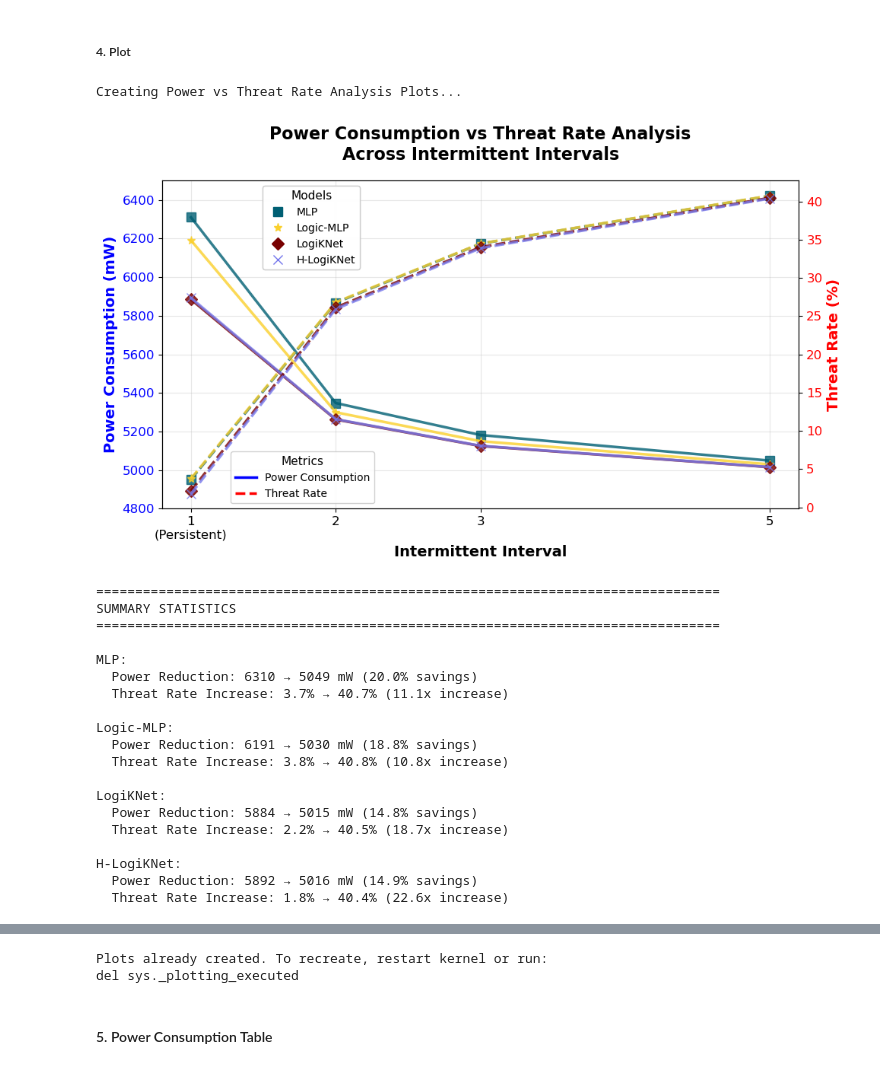
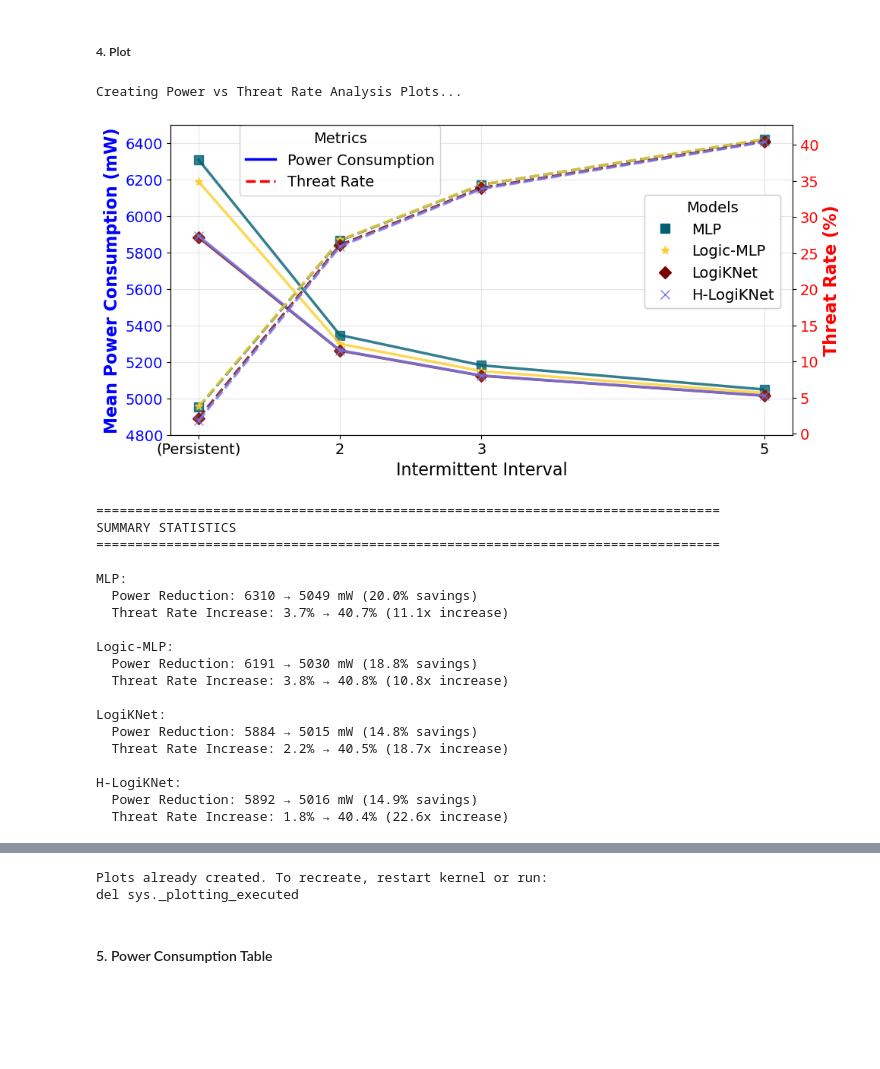
Before and after one commit to zhijin44/LogiKNet, a Jupyter notebook: P1_structurelevel/efficiency/power_vs_rate.ipynb, the cells around one changed output, grey strips where cells are left out. Drawn from its saved outputs; the diff is of its cells as text; code cells hidden in the pictures; blank space fills up the shorter version.

```diff
--- a/P1_structurelevel/efficiency/power_vs_rate.ipynb
+++ b/P1_structurelevel/efficiency/power_vs_rate.ipynb
@@ -996,7 +1011,7 @@ def create_power_vs_threat_plot():
     """Create a dual y-axis plot showing power consumption and threat rates across intermittent intervals."""
 
     # Create figure and axes
-    fig, ax1 = plt.subplots(figsize=(10, 6))
+    fig, ax1 = plt.subplots(figsize=(10, 5))
     ax2 = ax1.twinx()
 
     # Plot power consumption on left y-axis
@@ -1016,24 +1031,20 @@ def create_power_vs_threat_plot():
                 linestyle='--', alpha=0.8)
 
     # Configure left y-axis (Power)
-    ax1.set_xlabel('Intermittent Interval', fontsize=14, fontweight='bold')
-    ax1.set_ylabel('Power Consumption (mW)', fontsize=14, fontweight='bold', color='blue')
-    ax1.tick_params(axis='y', labelcolor='blue', labelsize=12)
-    ax1.tick_params(axis='x', labelsize=12)
+    ax1.set_xlabel('Intermittent Interval', fontsize=label_font_size)
+    ax1.set_ylabel('Mean Power Consumption (mW)', fontsize=label_font_size, fontweight='bold', color='blue')
+    ax1.tick_params(axis='y', labelcolor='blue', labelsize=tick_font_size)
+    ax1.tick_params(axis='x', labelsize=tick_font_size)
     ax1.grid(True, alpha=0.3)
     ax1.set_ylim(4800, 6500)
 
     # Configure right y-axis (Threat Rate)
-    ax2.set_ylabel('Threat Rate (%)', fontsize=14, fontweight='bold', color='red')
-    ax2.tick_params(axis='y', labelcolor='red', labelsize=12)
+    ax2.set_ylabel('Threat Rate (%)', fontsize=label_font_size, fontweight='bold', color='red')
+    ax2.tick_params(axis='y', labelcolor='red', labelsize=tick_font_size)
 
     # Configure x-axis
     ax1.set_xticks(intermit_intervals)
-    ax1.set_xticklabels(['1\n(Persistent)', '2', '3', '5'])
-
-    # Add title
-    plt.title('Power Consumption vs Threat Rate Analysis\nAcross Intermittent Intervals',
-              fontsize=16, fontweight='bold', pad=20)
+    ax1.set_xticklabels(['(Persistent)', '2', '3', '5'])
 
     # Create model legend (first legend)
     model_handles = []
@@ -1046,9 +1057,9 @@ def create_power_vs_threat_plot():
         model_handles.append(handle)
         model_labels.append(attrs['name'])
 
-    model_legend = ax1.legend(model_handles, model_labels, loc='upper left', bbox_to_anchor=(0.15, 1),
-                             title='Models', fontsize=10,
-                             title_fontsize=11, framealpha=0.9)
+    model_legend = ax1.legend(model_handles, model_labels, loc='upper left', bbox_to_anchor=(0.75, 0.8),
+                             title='Models', fontsize=legend_font_size,
+                             title_fontsize=legend_font_size, framealpha=0.9)
 
     # Create line style legend (second legend)
     style_handles = [
@@ -1059,9 +1070,9 @@ def create_power_vs_threat_plot():
     ]
     style_labels = ['Power Consumption', 'Threat Rate']
 
-    style_legend = ax2.legend(style_handles, style_labels, loc='lower left', bbox_to_anchor=(0.1, 0),
-                             title='Metrics', fontsize=10,
-                             title_fontsize=11, framealpha=0.9)
+    style_legend = ax2.legend(style_handles, style_labels, loc='lower left', bbox_to_anchor=(0.1, 0.75),
+                             title='Metrics', fontsize=legend_font_size,
+                             title_fontsize=legend_font_size, framealpha=0.9)
 
     # Add the model legend back (since matplotlib only shows the last legend by default)
     ax1.add_artist(model_legend)
@@ -1077,7 +1088,7 @@ def create_power_vs_threat_plot():
     plt.tight_layout()
 
     # Save the plot
-    # plt.savefig('power_vs_threat_analysis.png', dpi=300, bbox_inches='tight')
+    plt.savefig('../output/Intermittent_power_threat.pdf', format='pdf', dpi=300)
     plt.show()
 
     # Print summary statistics
@@ -1119,24 +1130,21 @@ def create_power_vs_threatup_plot():
                 linestyle='--', alpha=0.8)
 
     # Configure left y-axis (Power)
-    ax1.set_xlabel('Intermittent Interval', fontsize=14, fontweight='bold')
-    ax1.set_ylabel('Power Consumption (mW)', fontsize=14, fontweight='bold', color='blue')
-    ax1.tick_params(axis='y', labelcolor='blue', labelsize=12)
-    ax1.tick_params(axis='x', labelsize=12)
+    ax1.set_xlabel('Intermittent Interval', fontsize=label_font_size)
+    ax1.set_ylabel('Mean Power Consumption (mW)', fontsize=label_font_size, fontweight='bold', color='blue')
+    ax1.tick_params(axis='y', labelcolor='blue', labelsize=tick_font_size)
+    ax1.tick_params(axis='x', labelsize=tick_font_size)
     ax1.grid(True, alpha=0.3)
     ax1.set_ylim(4900, 6400)
 
     # Configure right y-axis (Threat Rate)
-    ax2.set_ylabel('Threat Increase (x)', fontsize=14, fontweight='bold', color='red')
-    ax2.tick_params(axis='y', labelcolor='red', labelsize=12)
+    ax2.set_ylabel('Threat Increase (x)', fontsize=label_font_size, fontweight='bold', color='red')
+    ax2.tick_params(axis='y', labelcolor='red', labelsize=tick_font_size)
 
     # Configure x-axis
     ax1.set_xticks(intermit_intervals)
     ax1.set_xticklabels(['1\n(Persistent)', '2', '3', '5'])
 
-    # Add title
-    plt.title('Power Consumption vs Threat Increase Analysis\nAcross Intermittent Intervals',
-              fontsize=16, fontweight='bold', pad=20)
 
     # Create model legend (first legend)
     model_handles = []
@@ -1150,8 +1158,8 @@ def create_power_vs_threatup_plot():
         model_labels.append(attrs['name'])
 
     model_legend = ax1.legend(model_handles, model_labels, loc='upper left', bbox_to_anchor=(0.15, 1),
-                             title='Models', fontsize=10,
-                             title_fontsize=11, framealpha=0.9)
+                             title='Models', fontsize=legend_font_size,
+                             title_fontsize=legend_font_size, framealpha=0.9)
 
     # Create line style legend (second legend)
     style_handles = [
@@ -1163,8 +1171,8 @@ def create_power_vs_threatup_plot():
     style_labels = ['Power Consumption', 'Threat Increase (x)']
 
     style_legend = ax2.legend(style_handles, style_labels, loc='lower left', bbox_to_anchor=(0.1, 0),
-                             title='Metrics', fontsize=10,
-                             title_fontsize=11, framealpha=0.9)
+                             title='Metrics', fontsize=legend_font_size,
+                             title_fontsize=legend_font_size, framealpha=0.9)
 
     # Add the model legend back (since matplotlib only shows the last legend by default)
     ax1.add_artist(model_legend)
@@ -1180,7 +1188,7 @@ def create_power_vs_threatup_plot():
     plt.tight_layout()
 
     # Save the plot
-    # plt.savefig('power_vs_threat_analysis.png', dpi=300, bbox_inches='tight')
+    plt.savefig('../output/Intermittent_power_threatup.pdf', format='pdf', dpi=300)
     plt.show()
 
 
@@ -1223,34 +1231,34 @@ def create_efficiency_comparison_plot():
 
     # Add legend
     ax.legend(loc='upper left', fontsize=10)
 
     # Set limits
     ax.set_xlim(10, 25)
     ax.set_ylim(1.5, 4.0)
 
     plt.tight_layout()
     # plt.savefig('efficiency_vs_security_tradeoff.png', dpi=300, bbox_inches='tight')
     plt.show()
 
 
 # ============================================================================
 # EXECUTE PLOTTING
 # ============================================================================
 
 # Check if plotting has been executed
 print("Creating Power vs Threat Rate Analysis Plots...")
 
 # Create the main dual y-axis plot
 create_power_vs_threat_plot()
 create_power_vs_threatup_plot()
 
 # Create the efficiency comparison plot
 # create_efficiency_comparison_plot()
 print("Plots already created. To recreate, restart kernel or run:")
 print("del sys._plotting_executed")
 # %% [output]
 Creating Power vs Threat Rate Analysis Plots...
-[figure, old version]
+[figure, new version]
 ================================================================================
 SUMMARY STATISTICS
 ================================================================================
```
Also changed, not shown: parts of 4 cells of this notebook, 21 other files.
